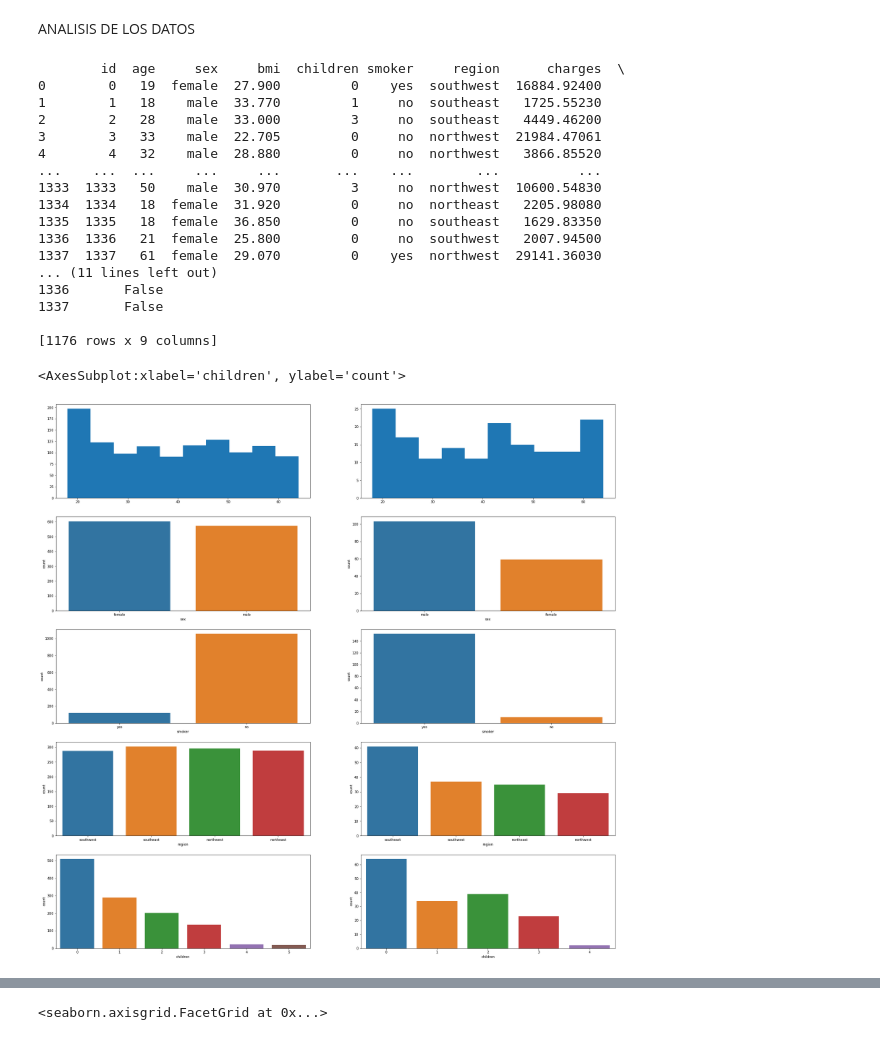
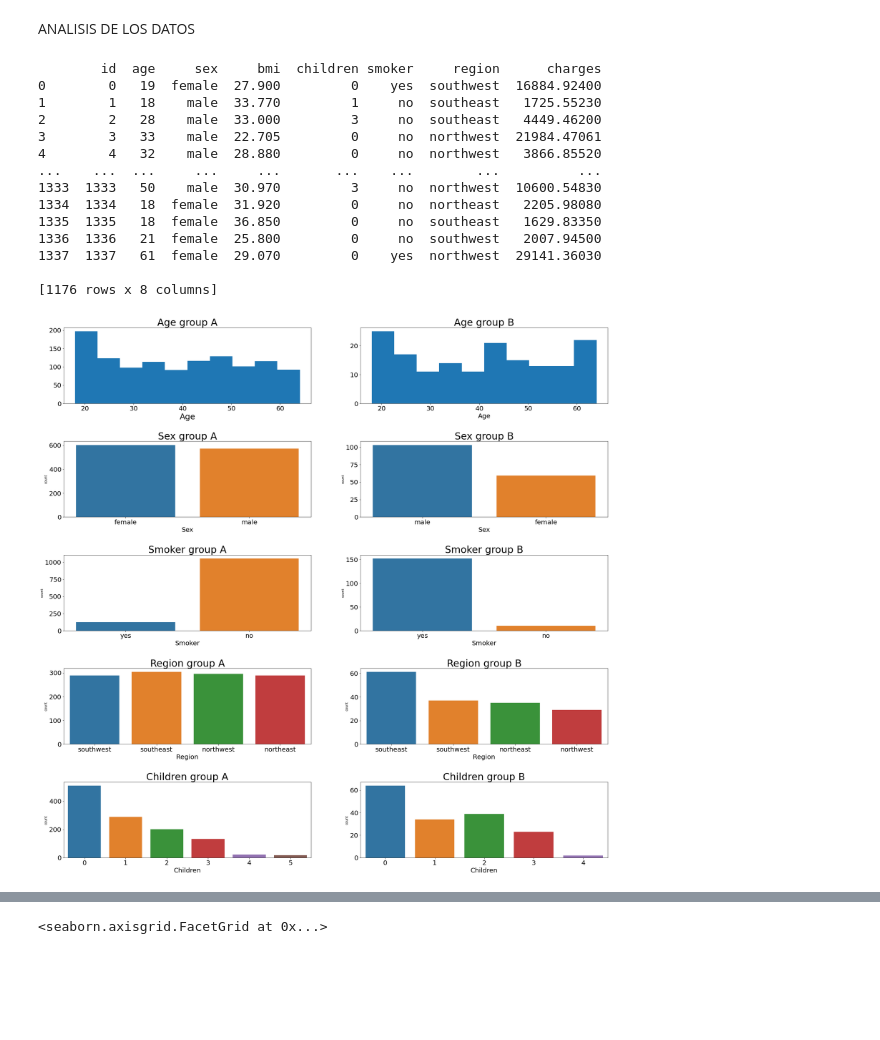
Before and after one commit to Ismaelpbla/Medical_Insurance_costs, a Jupyter notebook: script.ipynb, the cells around one changed output, grey strips where cells are left out. Drawn from its saved outputs; the diff is of its cells as text; code cells hidden in the pictures; blank space fills up the shorter version.

```diff
--- a/script.ipynb
+++ b/script.ipynb
@@ -239,43 +254,71 @@ print(charges_standard)
 plt.figure(figsize=(30,30))
 plt.subplot(5,2,1)
 plt.hist(charges_standard.age)
+plt.title('Age group A', fontsize=30)
+plt.xlabel('Age', fontsize=25)
+plt.tick_params(axis='both',labelsize=20)
 plt.subplot(5,2,2)
 plt.hist(charges_outliers.age)
+plt.title('Age group B', fontsize=30)
+plt.xlabel('Age', fontsize=20)
+plt.tick_params(axis='both',labelsize=20)
 plt.subplot(5,2,3)
+sns.countplot(charges_standard.sex)
+plt.title('Sex group A', fontsize=30)
+plt.xlabel('Sex', fontsize=20)
+plt.tick_params(axis='both',labelsize=20)
 plt.subplot(5,2,4)
 sns.countplot(charges_outliers.sex)
+plt.title('Sex group B', fontsize=30)
+plt.xlabel('Sex', fontsize=20)
+plt.tick_params(axis='both',labelsize=20)
 plt.subplot(5,2,5)
 sns.countplot(charges_standard.smoker)
+plt.title('Smoker group A', fontsize=30)
+plt.xlabel('Smoker', fontsize=20)
+plt.tick_params(axis='both',labelsize=20)
 plt.subplot(5,2,6)
 sns.countplot(charges_outliers.smoker)
+plt.title('Smoker group B', fontsize=30)
+plt.xlabel('Smoker', fontsize=20)
+plt.tick_params(axis='both',labelsize=20)
 plt.subplot(5,2,7)
 sns.countplot(charges_standard.region)
+plt.title('Region group A', fontsize=30)
+plt.xlabel('Region', fontsize=20)
+plt.tick_params(axis='both',labelsize=20)
 plt.subplot(5,2,8)
 sns.countplot(charges_outliers.region)
+plt.title('Region group B', fontsize=30)
+plt.xlabel('Region', fontsize=20)
+plt.tick_params(axis='both',labelsize=20)
 plt.subplot(5,2,9)
 sns.countplot(charges_standard.children)
+plt.title('Children group A', fontsize=30)
+plt.xlabel('Children', fontsize=20)
+plt.tick_params(axis='both',labelsize=20)
 plt.subplot(5,2,10)
 sns.countplot(charges_outliers.children)
+plt.title('Children group B', fontsize=30)
+plt.xlabel('Children', fontsize=20)
+plt.tick_params(axis='both',labelsize=20)
+plt.subplots_adjust(hspace= 0.5)
 # %% [output]
-        id  age     sex     bmi  children smoker     region      charges  \
+        id  age     sex     bmi  children smoker     region      charges
 0        0   19  female  27.900         0    yes  southwest  16884.92400
 1        1   18    male  33.770         1     no  southeast   1725.55230
 2        2   28    male  33.000         3     no  southeast   4449.46200
 3        3   33    male  22.705         0     no  northwest  21984.47061
 4        4   32    male  28.880         0     no  northwest   3866.85520
 ...    ...  ...     ...     ...       ...    ...        ...          ...
 1333  1333   50    male  30.970         3     no  northwest  10600.54830
 1334  1334   18  female  31.920         0     no  northeast   2205.98080
 1335  1335   18  female  36.850         0     no  southeast   1629.83350
 1336  1336   21  female  25.800         0     no  southwest   2007.94500
 1337  1337   61  female  29.070         0    yes  northwest  29141.36030
-... (11 lines left out)
-1336       False
-1337       False
 
-[1176 rows x 9 columns]
+[1176 rows x 8 columns]
-<AxesSubplot:xlabel='children', ylabel='count'>
-[figure, old version]
+[figure, new version]
 # %%
 plt.figure(figsize=(30,30))
 plt.subplot(4,2,1)
```
Also changed, not shown: parts of 10 cells of this notebook.
